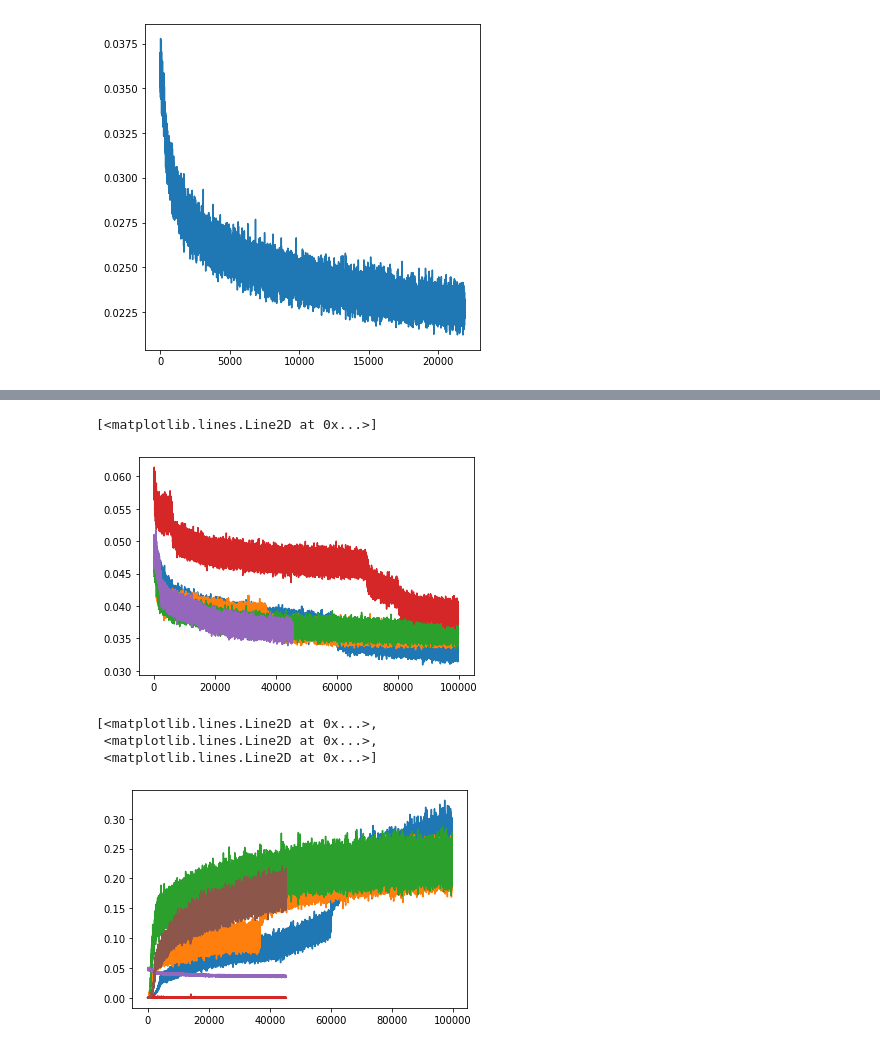
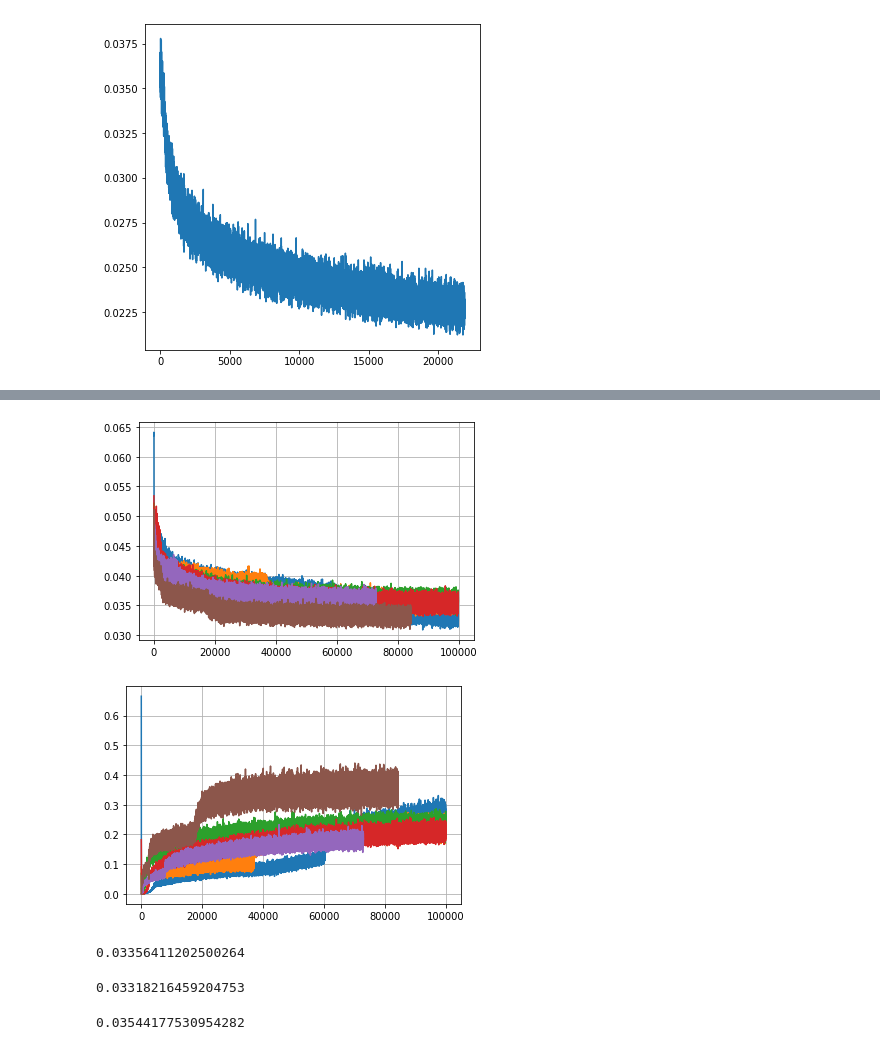
Before and after one commit to HastingsGreer/InverseConsistency, a Jupyter notebook: notebooks/InvestigateLosses.ipynb, the cells around one changed output, grey strips where cells are left out. Saved outputs shown, nothing was run; the diff lists cells and outputs as text; code cells hidden in the pictures.

```diff
--- a/notebooks/InvestigateLosses.ipynb
+++ b/notebooks/InvestigateLosses.ipynb
@@ -132,7 +132,7 @@ plt.plot(l[:, 1])
 def losses(path):
     with open(path + "/loss_curve", "rb") as f:
         l = np.array(pickle.load(f ))
-    return l[170:]
+    return l[:]
 # %%
 plt.plot(losses("../results/ttsplit_affine4")[:, 1])
 # %% [output]
@@ -172,23 +171,40 @@ plt.plot(losses("../results/ttsplit_affine_lambda20/")[:, j])
 
 plt.plot(losses("../results/tts_affine_centered2/")[:, j])
 
-plt.plot(losses("../results/tts_cropped_similarity/")[:, j])
+#plt.plot(losses("../results/tts_cropped_similarity/")[:, j])
 plt.plot(losses("../results/affine_knee_double6/")[:, j])
+plt.plot(losses("../results/affine_knee_double_shared2/")[:, j])
+
+plt.plot(losses("../results/affine_knee_double_stumpy10/")[:, j])
+plt.grid()
 # %% [output]
-[<matplotlib.lines.Line2D at 0x...>]
-[figure, old version]
+[figure, new version]
 # %%
 j = 2
 
 plt.plot(losses("../results/affine_knee_lambdaserver_2/")[:, j])
 
 plt.plot(losses("../results/ttsplit_affine_lambda20/")[:, j] * 5)
 
 plt.plot(losses("../results/tts_affine_centered/")[:, j] * 5)
 
-plt.plot(losses("../results/affine_knee_double6/"))
+plt.plot(losses("../results/affine_knee_double6/")[:, j])
+
+plt.plot(losses("../results/affine_knee_double_shared2/")[:, j])
+
+plt.plot(losses("../results/affine_knee_double_stumpy10/")[:, j])
+plt.grid()
 # %% [output]
-[<matplotlib.lines.Line2D at 0x...>,
- <matplotlib.lines.Line2D at 0x...>,
- <matplotlib.lines.Line2D at 0x...>]
-[figure, old version]
+[figure, new version]
+# %%
+np.mean(losses("../results/affine_knee_double_stumpy10")[-60:, 1])
+# %% [output]
+0.03356411202500264
+# %%
+np.mean(losses("../results/affine_knee_lambdaserver_2")[-60:, 1])
+# %% [output]
+0.03318216459204753
+# %%
+np.mean(losses("../results/ttsplit_affine_lambda20")[-60:, 1])
+# %% [output]
+0.03544177530954282
```
Also changed, not shown: parts of 4 cells of this notebook.
